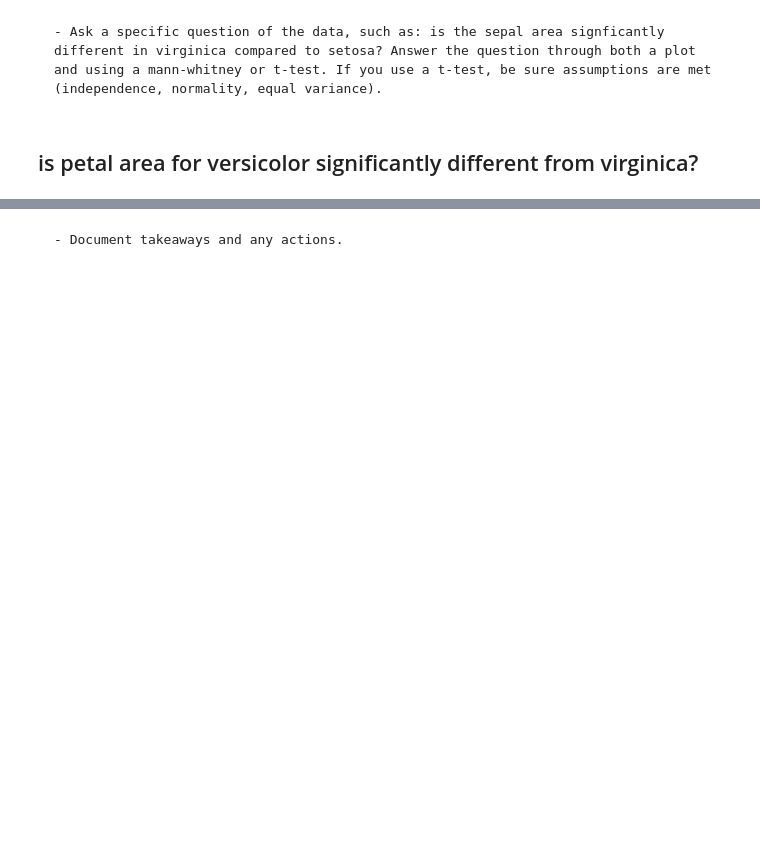
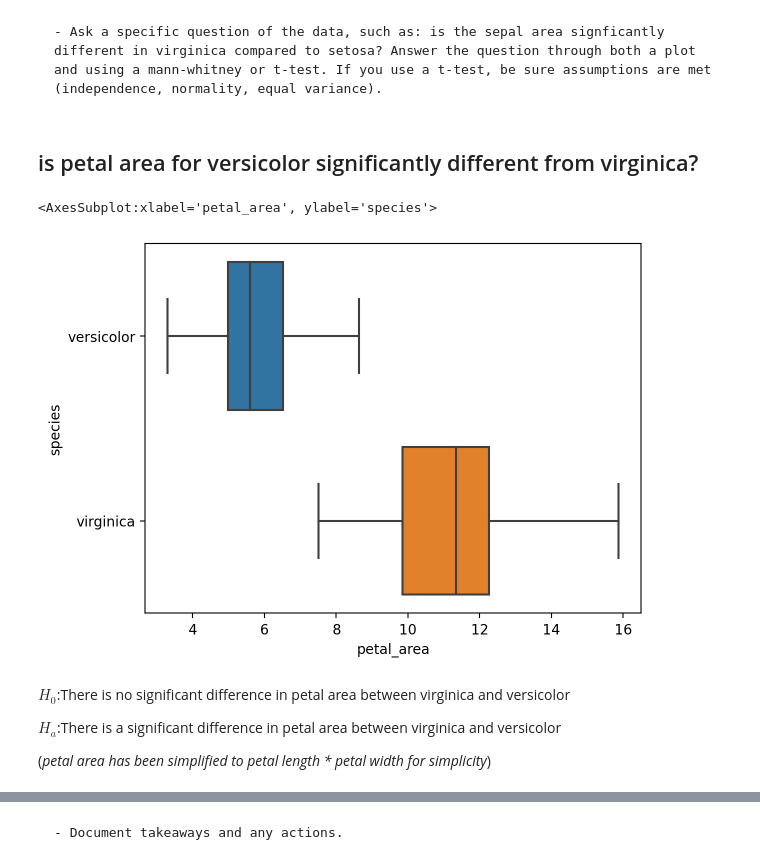
Before and after one commit to Is0metry/classification-exercises, a Jupyter notebook: classification_exercises.ipynb, the cells around one changed output, grey strips where cells are left out. Drawn from its saved outputs; the diff is of its cells as text; code cells hidden in the pictures; blank space fills up the shorter version.

```diff
--- a/classification_exercises.ipynb
+++ b/classification_exercises.ipynb
@@ -247,5 +408,15 @@ sns.swarmplot(data=iris_melt,x='variable',y='value',hue='species')
 # %% [markdown]
 ## is petal area for versicolor significantly different from virginica?
-# %%
-iris_train['petal_area'] = iris_train.petal_length * iris_train.petal_width
-iris_train.head()
+# %%
+virg_vers = iris_train[(iris_train.species == 'virginica') | (iris_train.species == 'versicolor')].copy()
+virg_vers['petal_area'] = virg_vers.petal_length * virg_vers.petal_width
+sns.boxplot(data=virg_vers,x='petal_area',y='species')
+# %% [output]
+<AxesSubplot:xlabel='petal_area', ylabel='species'>
+[figure, added]
+# %% [markdown]
+$H_0$:There is no significant difference in petal area between virginica and versicolor
+
+$H_a$:There is a significant difference in petal area between virginica and versicolor
+
+(*petal area has been simplified to petal length \* petal width for simplicity*)
```
Also changed, not shown: parts of 48 cells of this notebook.
